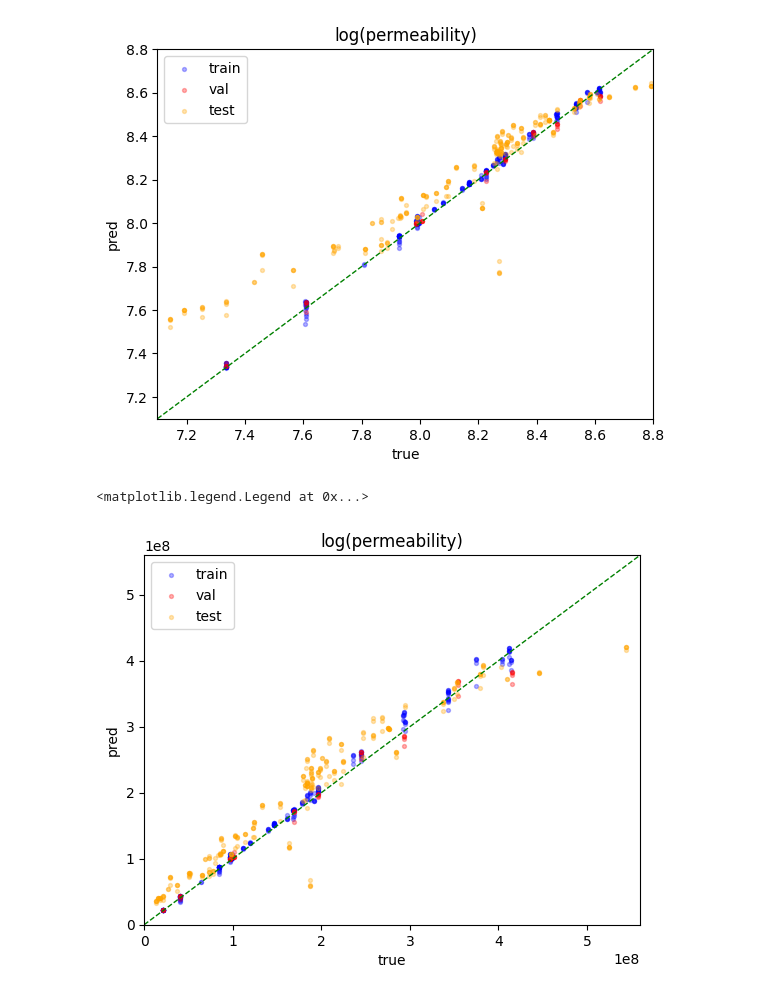
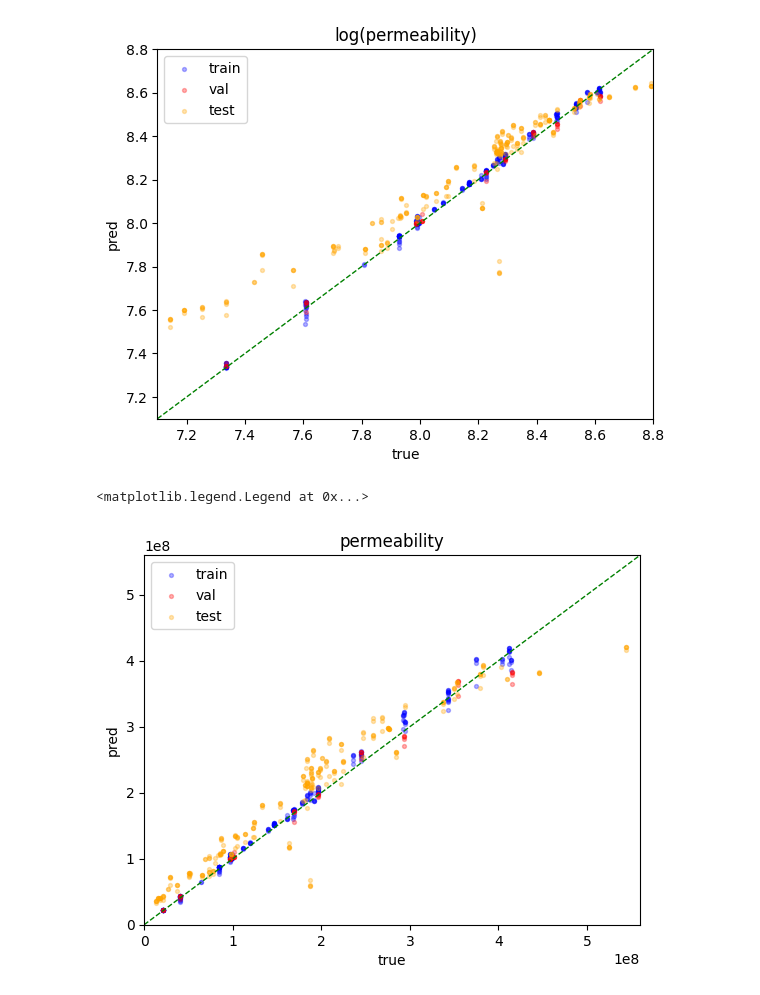
Before and after one commit to LeeGorden/Permeability-Prediction-using-Vision-Transformers, a Jupyter notebook: model/performance_eval_with_val.ipynb, the cells around one changed output. Saved outputs shown, nothing was run; the diff lists cells and outputs as text; code cells hidden in the pictures.

```diff
--- a/model/performance_eval_with_val.ipynb
+++ b/model/performance_eval_with_val.ipynb
@@ -328,19 +328,19 @@ plt.legend((train_plt, val_plt, test_plt), ("train", "val", "test"), loc="best")
 # %%
 # plot the true value and pred value
 x = np.linspace(0, 5.6 * 10 ** 8, 50)
 y = x
 
 plt.figure()
-plt.title("log(permeability)")
+plt.title("permeability")
 plt.xlabel("true")
 plt.ylabel("pred")
 plt.xlim(0, 5.6 * 10 ** 8)
 plt.ylim(0, 5.6 * 10 ** 8)
 plt.plot(x, y, color='green', linewidth=1.0, linestyle='--')
 train_plt = plt.scatter(10 ** result_ViT_16_true_train, 10 ** result_ViT_16_pred_train, color='blue', alpha = 0.3, s=8)
 val_plt = plt.scatter(10 ** result_ViT_16_true_val, 10 ** result_ViT_16_pred_val, color='red', alpha = 0.3, s=8)
 test_plt = plt.scatter(10 ** result_ViT_16_true_test, 10 ** result_ViT_16_pred_test, color='orange', alpha = 0.3, s=8)
 plt.legend((train_plt, val_plt, test_plt), ("train", "val", "test"), loc="best")
 # %% [output]
 <matplotlib.legend.Legend at 0x...>
-[figure, old version]
+[figure, new version]
```
Also changed, not shown: parts of 2 cells of this notebook.
